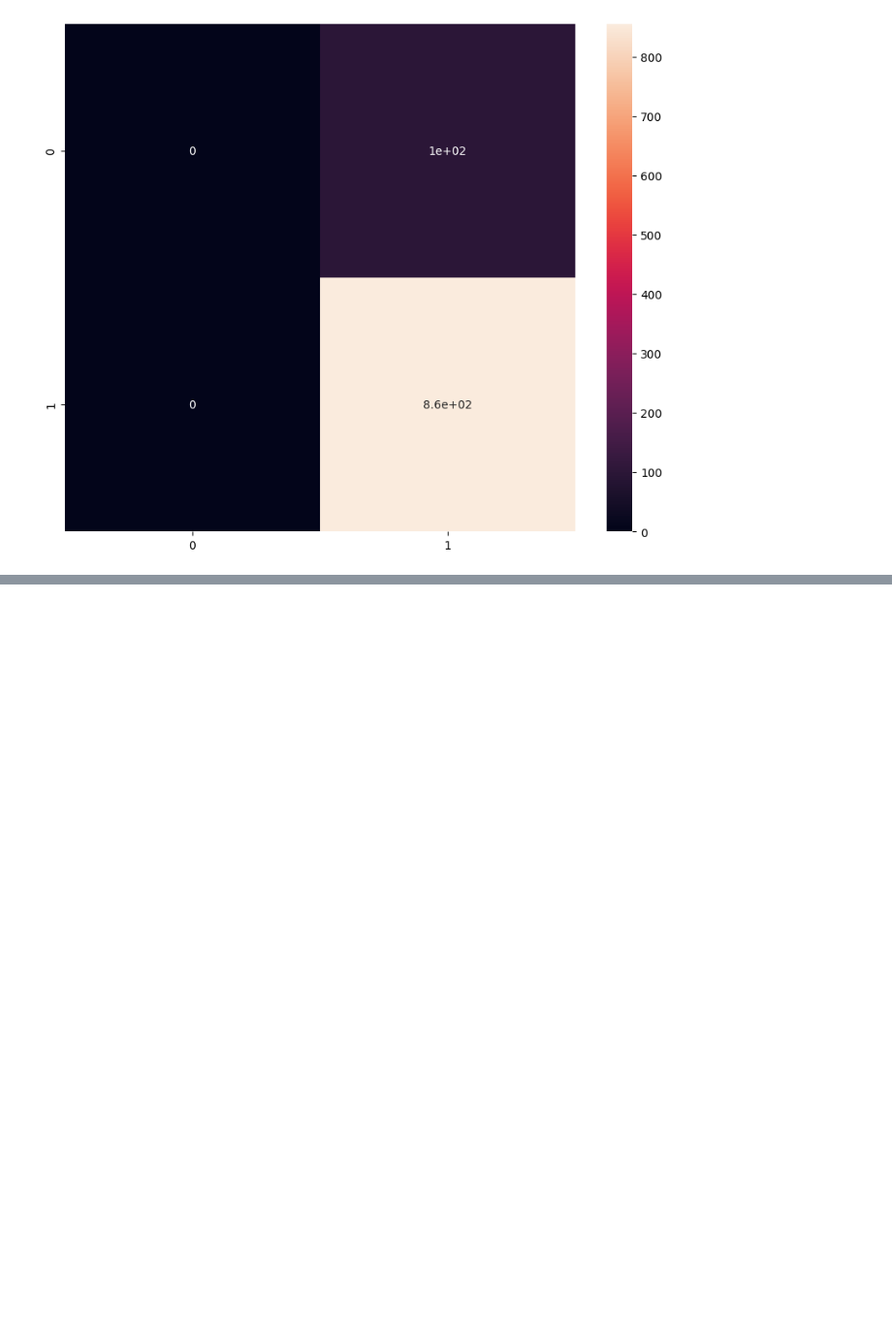
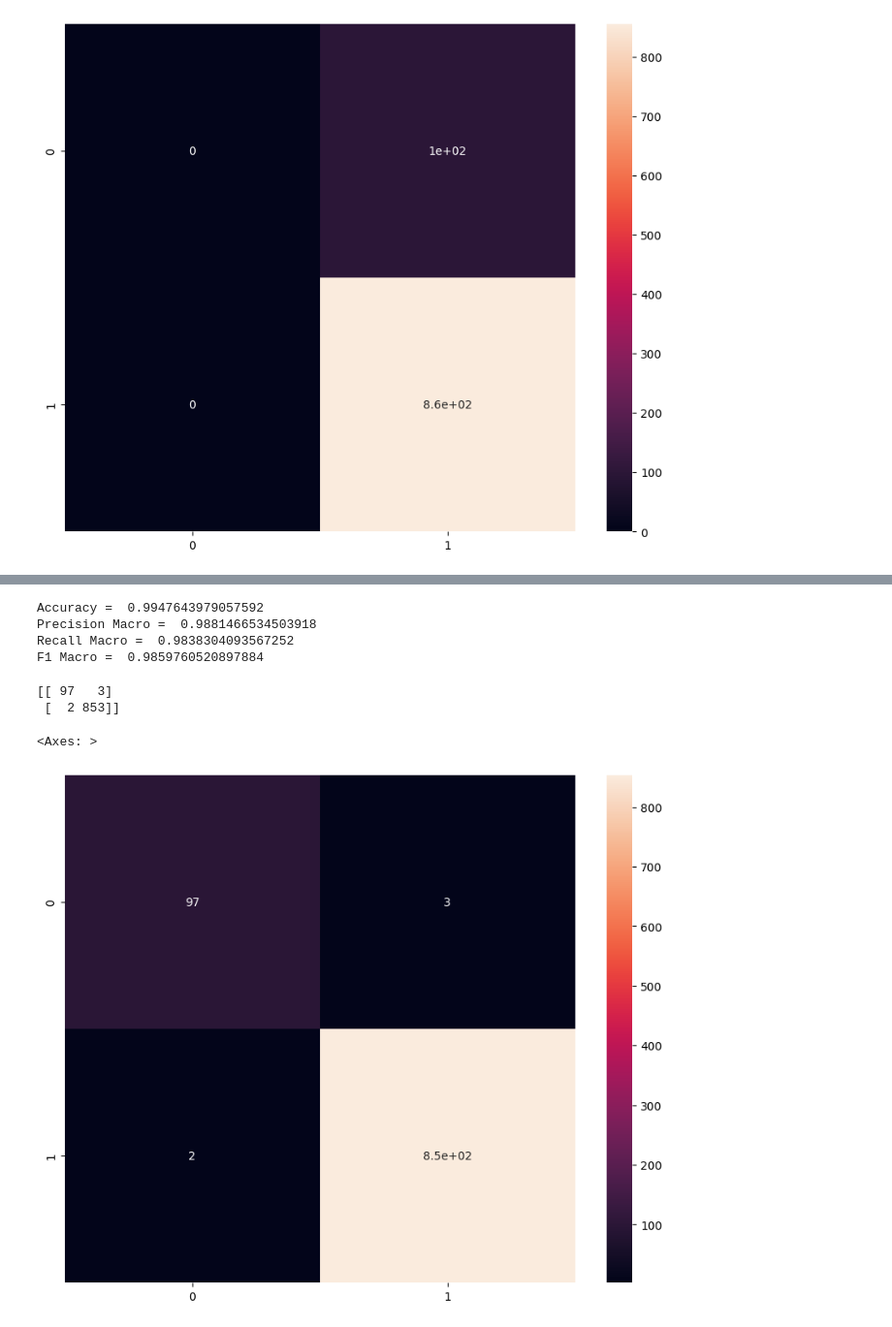
Before and after one commit to buithanhdam/ProjectMachineLearning23, a Jupyter notebook: ProjectML23.ipynb, the cells around one changed output, grey strips where cells are left out. Shown: that part at 97% size. Cells and saved outputs as stored; diff of their text form; code cells hidden in the pictures; blank space fills up the shorter version.

```diff
--- a/ProjectML23.ipynb
+++ b/ProjectML23.ipynb
@@ -722,0 +753,33 @@ print(f1_rfs)
+# %%
+
+DTC = DecisionTreeClassifier(criterion='entropy', random_state=0)
+DTC.fit(x_train, y_train)
+y_pred_dtc = DTC.predict(x_test)
+accuracy_dtc = accuracy_score(y_test, y_pred_dtc)
+precision_dtc = metrics.precision_score(y_test, y_pred_dtc, average = 'macro')
+recall_dtc = metrics.recall_score(y_test, y_pred_dtc, average = 'macro')
+f1_dtc = metrics.f1_score(y_test, y_pred_dtc,  average = 'macro')
+
+print("Accuracy = " ,accuracy_dtc)
+print("Precision Macro = " ,precision_dtc)
+print("Recall Macro = " ,recall_dtc)
+print("F1 Macro = " ,f1_dtc)
+# %% [output]
+Accuracy =  0.9947643979057592
+Precision Macro =  0.9881466534503918
+Recall Macro =  0.9838304093567252
+F1 Macro =  0.9859760520897884
+# %%
+#cofusion matrix heatmap
+
+matrix = confusion_matrix(y_test, y_pred_dtc)
+print(matrix)
+df_cm = pd.DataFrame(matrix, index = [i for i in "01"],
+                  columns = [i for i in "01"])
+plt.figure(figsize = (10,8))
+sn.heatmap(df_cm, annot=True)
+# %% [output]
+[[ 97   3]
+ [  2 853]]
+<Axes: >
+[figure, added]
```
Also changed, not shown: parts of 9 cells of this notebook.
